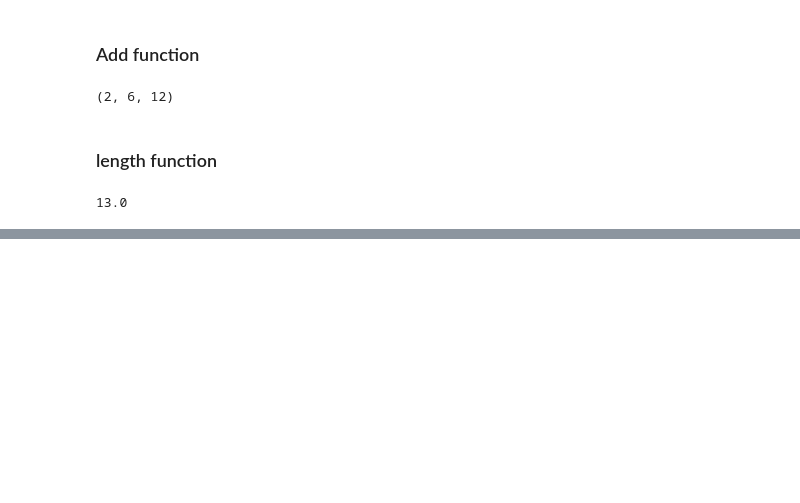
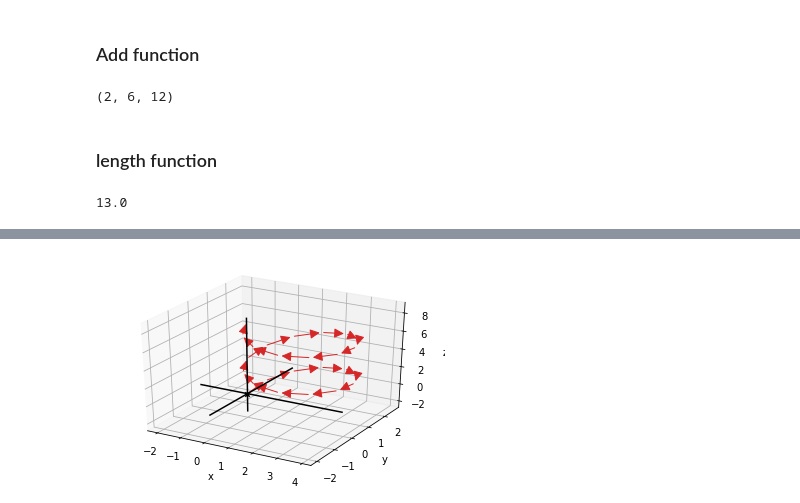
Before and after one commit to aliakhtar/maths4programmers-python, a Jupyter notebook: ch3/01_3.2.ipynb, the cells around one changed output, grey strips where cells are left out. Drawn from its saved outputs; the diff is of its cells as text; code cells hidden in the pictures; blank space fills up the shorter version.

```diff
--- a/ch3/01_3.2.ipynb
+++ b/ch3/01_3.2.ipynb
@@ -26,0 +41,11 @@ print(length( (3, 4, 12) ))
+# %%
+arrows = []
+runningSum = (0, 0, 0)
+for v in vs:
+    nextSum = add(runningSum, v)
+    arrows.append( Arrow3D(nextSum, runningSum))
+    runningSum = nextSum
+
+draw3d(*arrows)
+# %% [output]
+[figure, added]
```
Also changed, not shown: parts of 2 cells of this notebook.
